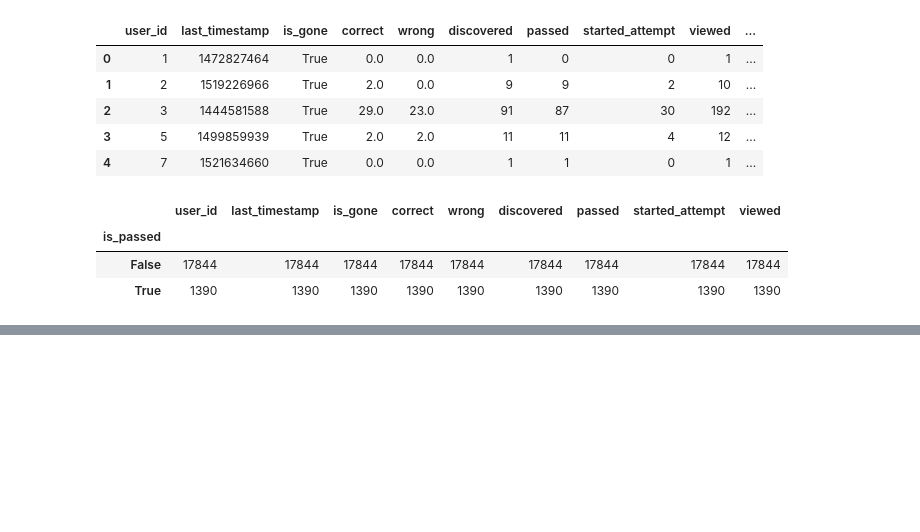
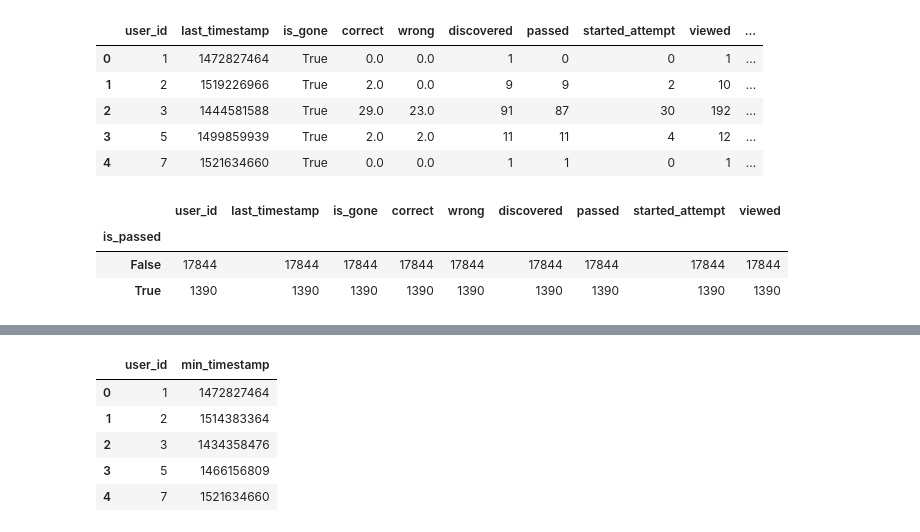
Before and after one commit to PigStep/Stepic-R-course-analitycs, a Jupyter notebook: main/main.ipynb, the cells around one changed output, grey strips where cells are left out. Saved outputs shown, nothing was run; the diff lists cells and outputs as text; code cells hidden in the pictures; blank space fills up the shorter version.

```diff
--- a/main/main.ipynb
+++ b/main/main.ipynb
@@ -240,0 +233,10 @@ ax = sns.scatterplot(users_data, x= "user_id", y = "passed", hue = "is_gone")
+# %%
+user_min_timestamp = events_data.groupby("user_id", as_index=False).agg({"timestamp":"min"}).rename(columns={"timestamp":"min_timestamp"})
+user_min_timestamp.head()
+# %% [output]
+|  | user_id | min_timestamp |
+| 0 | 1 | 1472827464 |
+| 1 | 2 | 1514383364 |
+| 2 | 3 | 1434358476 |
+| 3 | 5 | 1466156809 |
+| 4 | 7 | 1521634660 |
```
Also changed, not shown: parts of 10 cells of this notebook.
